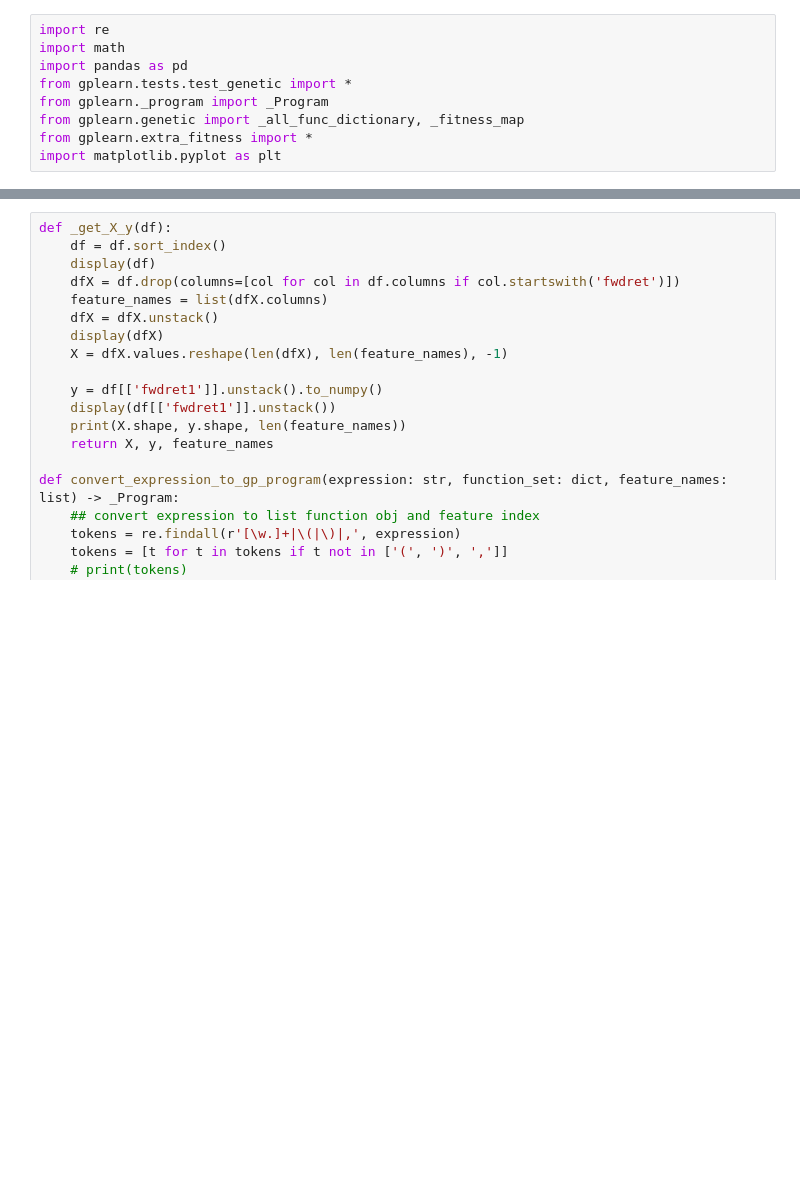
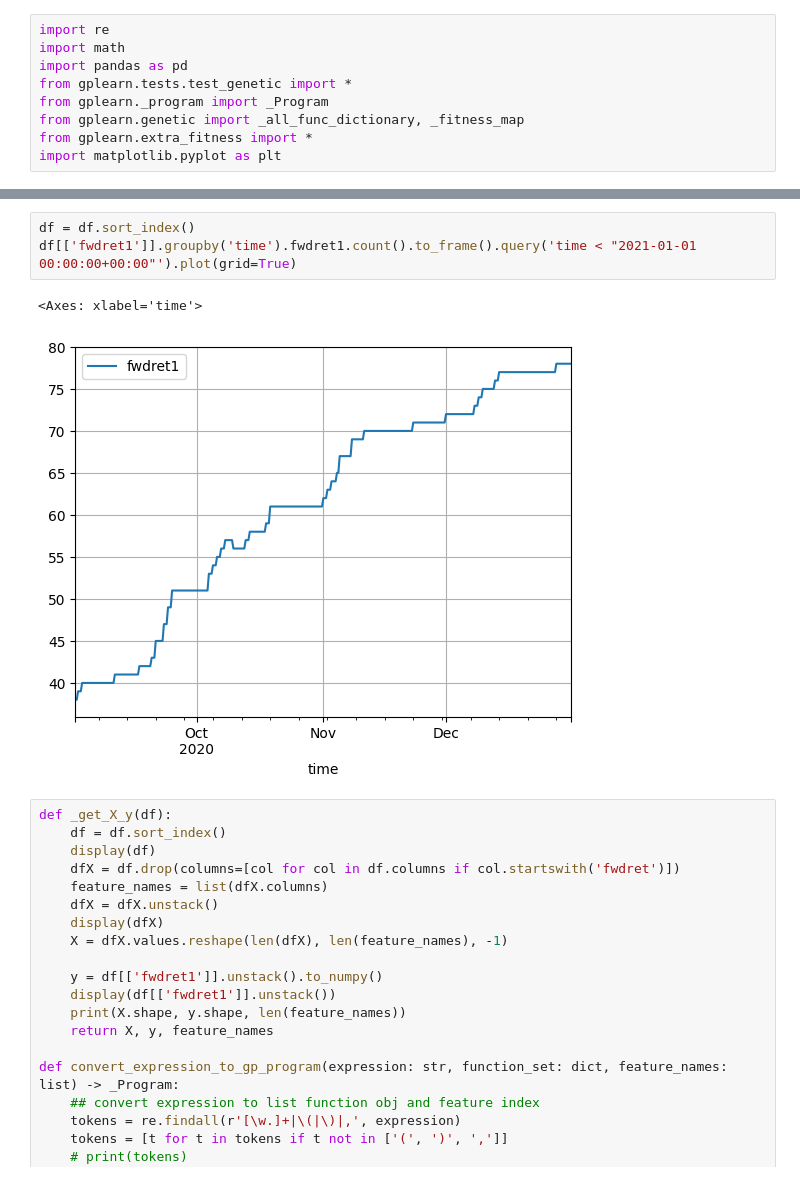
Before and after one commit to pennymax/gplearn, a Jupyter notebook: mytest_fitness.ipynb, the cells around one changed output, grey strips where cells are left out. Saved outputs shown, nothing was run; the diff lists cells and outputs as text; blank space fills up the shorter version.

```diff
--- a/mytest_fitness.ipynb
+++ b/mytest_fitness.ipynb
@@ -48,3 +48,9 @@ Length: 4200, dtype: datetime64[ns, UTC]
+# %%
+df = df.sort_index()
+df[['fwdret1']].groupby('time').fwdret1.count().to_frame().query('time < "2021-01-01 00:00:00+00:00"').plot(grid=True)
+# %% [output]
+<Axes: xlabel='time'>
+[figure, added]
 # %%
 def _get_X_y(df):
     df = df.sort_index()
```
Also changed, not shown: parts of 12 cells of this notebook, 2 other files.
